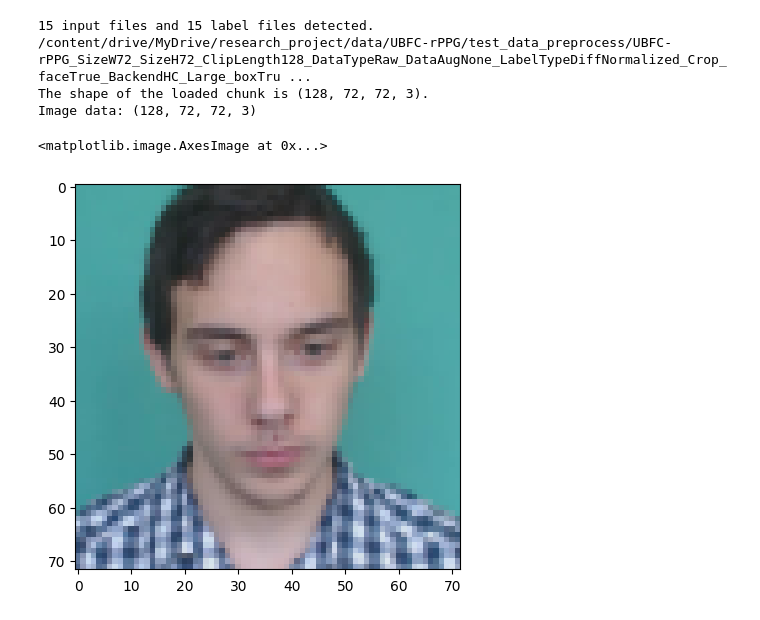
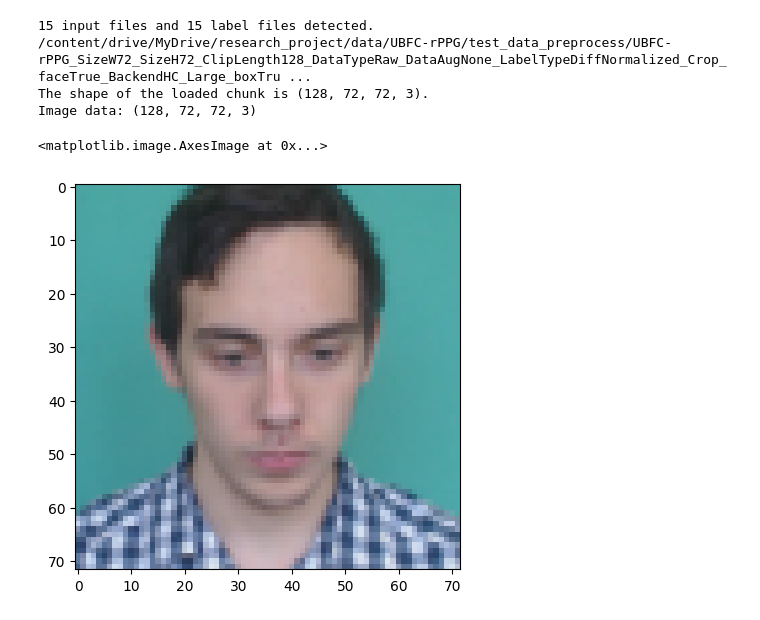
Before and after one commit to trappertwo/rPPG-Toolbox, a Jupyter notebook: tools/preprocessing_viz/viz_preprocessed_data.ipynb, the cells around one changed output. Drawn from its saved outputs; the diff is of its cells as text; code cells hidden in the pictures.

```diff
--- a/tools/preprocessing_viz/viz_preprocessed_data.ipynb
+++ b/tools/preprocessing_viz/viz_preprocessed_data.ipynb
@@ -38,5 +38,7 @@ drwx------ 2 root root    4096 Oct 25 20:43 DataFileLists
 drwx------ 2 root root    4096 Oct 25 20:43 UBFC-rPPG_SizeW72_SizeH72_ClipLength128_DataTypeRaw_DataAugNone_LabelTypeDiffNormalized_Crop_faceTrue_BackendHC_Large_boxTrue_Large_size1.5_Dyamic_DetFalse_ ...
 # %%
+# Input data (without SwinIR)
+
 dataset_path = os.path.join(preprocessed_dataset_path, 'UBFC-rPPG_SizeW72_SizeH72_ClipLength128_DataTypeRaw_DataAugNone_LabelTypeDiffNormalized_Crop_faceTrue_BackendHC_Large_boxTrue_Large_size1.5_Dyamic_DetFalse_det_len32_Median_face_boxFalse')
 input_files = [filename for filename in os.listdir(dataset_path) if filename.endswith(".npy") and re.match(r".*input\d+\.npy", filename)]
 label_files = [input_file.replace("input", "label") for input_file in input_files if input_file.replace("input", "label") in os.listdir(dataset_path)]
@@ -53,6 +55,6 @@ print(f'Image data: {input_data.shape}')
 
 plt.figure(figsize=(5, 5))
 # Cast the image data to uint8
-plt.imshow(input_data[0].astype(np.uint8))
+plt.imshow(input_data[55].astype(np.uint8))
 # %% [output]
 15 input files and 15 label files detected.
@@ -60,4 +62,4 @@ plt.imshow(input_data[0].astype(np.uint8))
 The shape of the loaded chunk is (128, 72, 72, 3).
 Image data: (128, 72, 72, 3)
 <matplotlib.image.AxesImage at 0x...>
-[figure, old version]
+[figure, new version]
```
Also changed, not shown: parts of 6 cells of this notebook.
